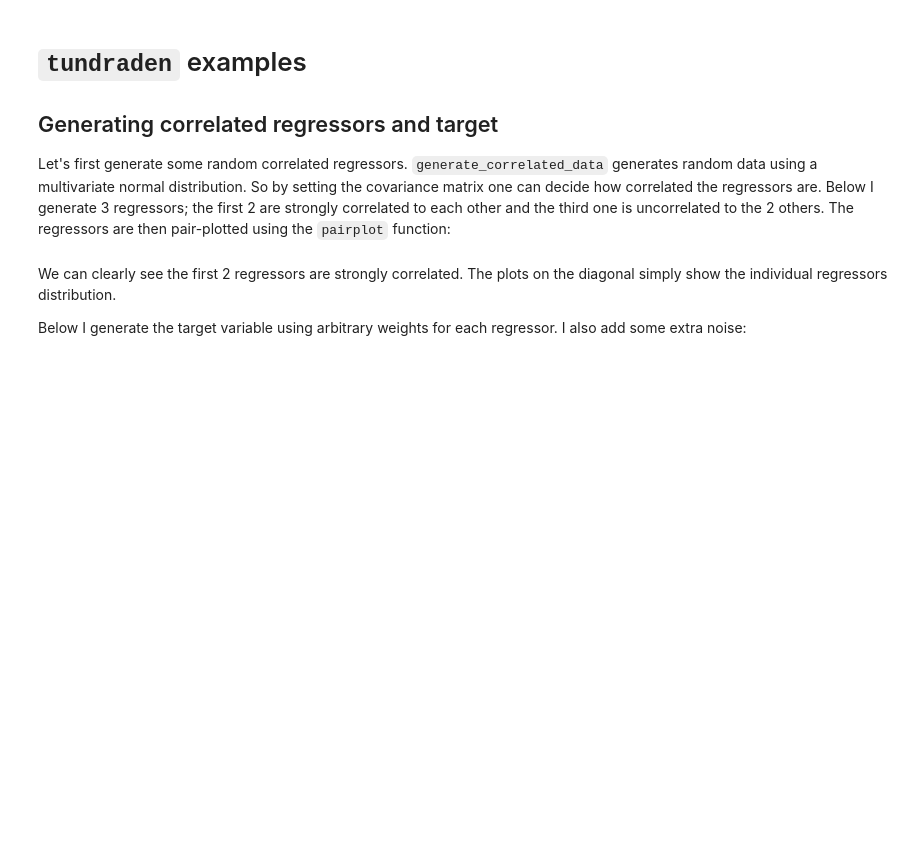
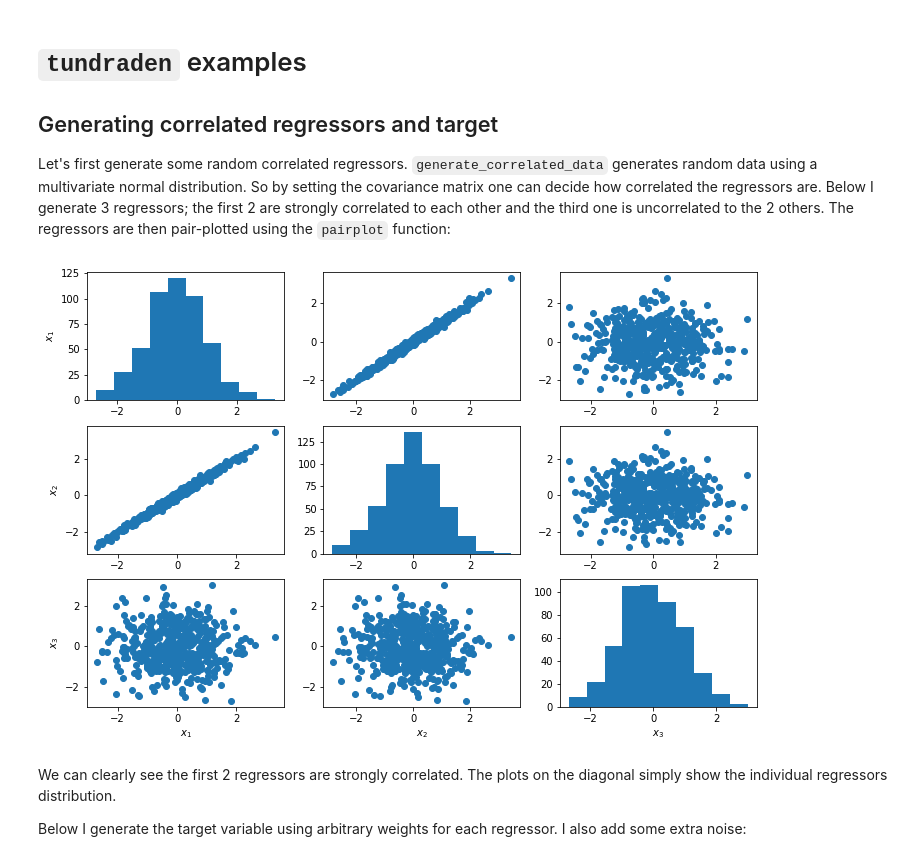
Before and after one commit to philgzl/tundraden, a Jupyter notebook: example.ipynb, the cells around one changed output. Cells and saved outputs as stored; diff of their text form; code cells hidden in the pictures; blank space fills up the shorter version.

```diff
--- a/example.ipynb
+++ b/example.ipynb
@@ -11,15 +11,17 @@ import matplotlib.pyplot as plt
 # %%
 n_samples = 500
 covariance_matrix = np.array([
     [1.00, 1.00, 0.00],
     [1.00, 1.01, 0.00],
     [0.00, 0.00, 1.00],
 ])
-X = tundraden.gen.generate_correlated_data(covariance_matrix, n_samples)
+X = tundraden.generate.regressors(covariance_matrix, n_samples)
 
 plt.figure(figsize=(12,8))
 tundraden.display.pairplot(X, var_names=['$x_1$', '$x_2$', '$x_3$'])
 plt.show()
+# %% [output]
+[figure, added]
 # %% [markdown]
 We can clearly see the first 2 regressors are strongly correlated. The plots on the diagonal simply show the individual regressors distribution.
 
```
Also changed, not shown: parts of 15 cells of this notebook, 2 other files.
